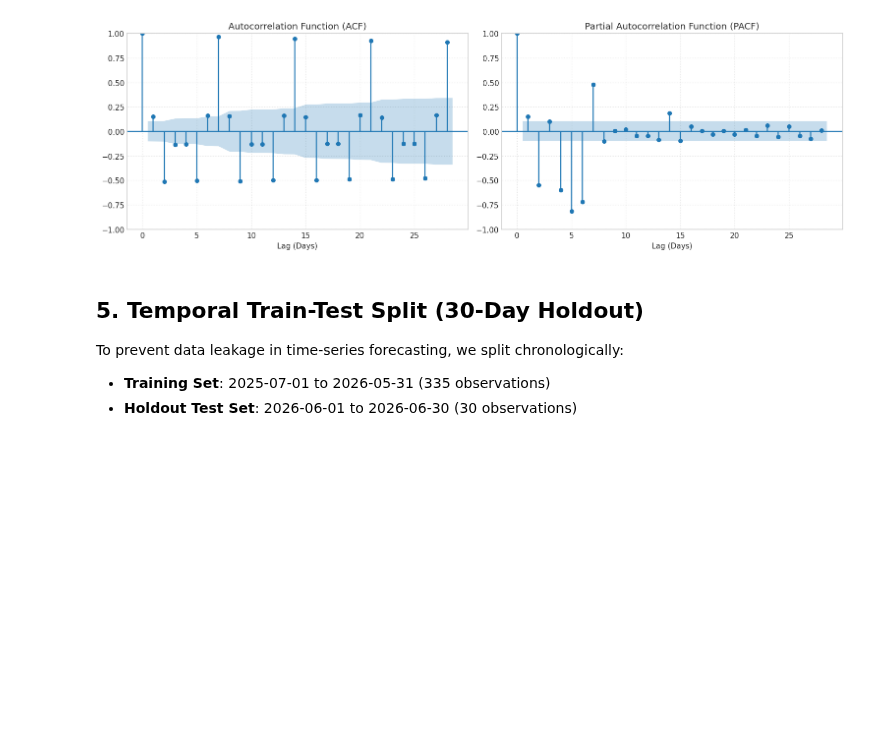
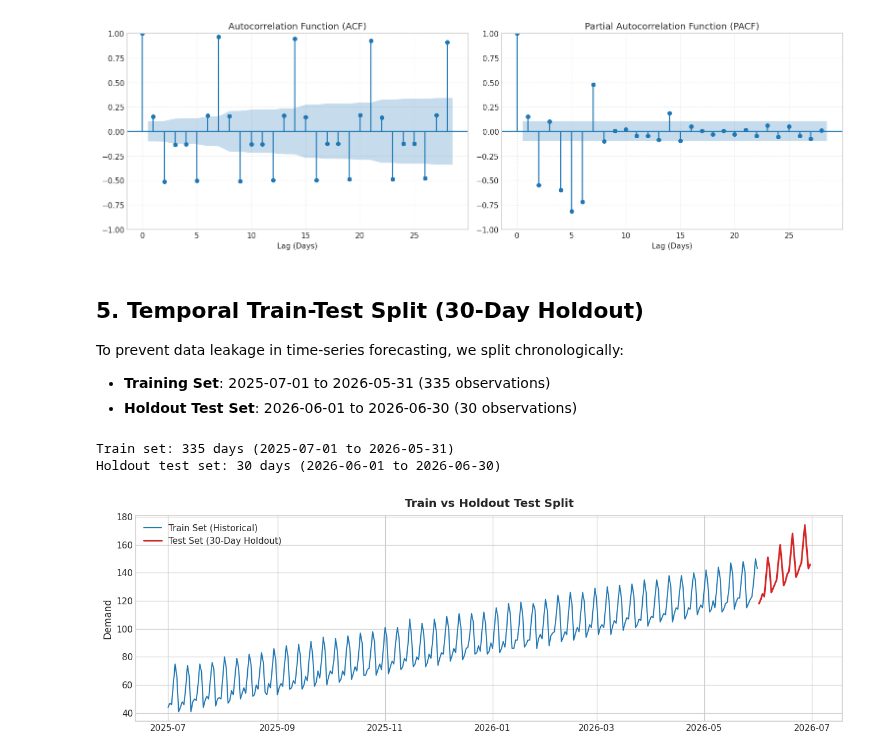
Before and after one commit to amitsinghbhadouriya/Data-science-with-python-and-R-intern-tasks, a Jupyter notebook: time_series_forecasting_task/Time_Series_Forecasting_ARIMA_Prophet.ipynb, the cells around one changed output. Drawn from its saved outputs; the diff is of its cells as text; code cells hidden in the pictures; blank space fills up the shorter version.

Commit message:
feat(forecasting): partition time series into 335-day training and 30-day holdout sets

```diff
--- a/time_series_forecasting_task/Time_Series_Forecasting_ARIMA_Prophet.ipynb
+++ b/time_series_forecasting_task/Time_Series_Forecasting_ARIMA_Prophet.ipynb
@@ -231,3 +231,23 @@ plt.show()
 To prevent data leakage in time-series forecasting, we split chronologically:
 - **Training Set**: 2025-07-01 to 2026-05-31 (335 observations)
 - **Holdout Test Set**: 2026-06-01 to 2026-06-30 (30 observations)
+# %%
+holdout_days = 30
+train_df = df.iloc[:-holdout_days].copy()
+test_df = df.iloc[-holdout_days:].copy()
+
+print(f'Train set: {len(train_df)} days ({train_df.index.min().strftime("%Y-%m-%d")} to {train_df.index.max().strftime("%Y-%m-%d")})')
+print(f'Holdout test set: {len(test_df)} days ({test_df.index.min().strftime("%Y-%m-%d")} to {test_df.index.max().strftime("%Y-%m-%d")})')
+
+fig, ax = plt.subplots(figsize=(12, 4))
+ax.plot(train_df.index, train_df['demand'], label='Train Set (Historical)', color='#1f77b4', lw=1.3)
+ax.plot(test_df.index, test_df['demand'], label='Test Set (30-Day Holdout)', color='#d62728', lw=2)
+ax.set_title('Train vs Holdout Test Split', fontsize=13, fontweight='bold', pad=10)
+ax.set_ylabel('Demand', fontsize=11)
+ax.legend()
+plt.tight_layout()
+plt.show()
+# %% [output]
+Train set: 335 days (2025-07-01 to 2026-05-31)
+Holdout test set: 30 days (2026-06-01 to 2026-06-30)
+[figure, added]
```
